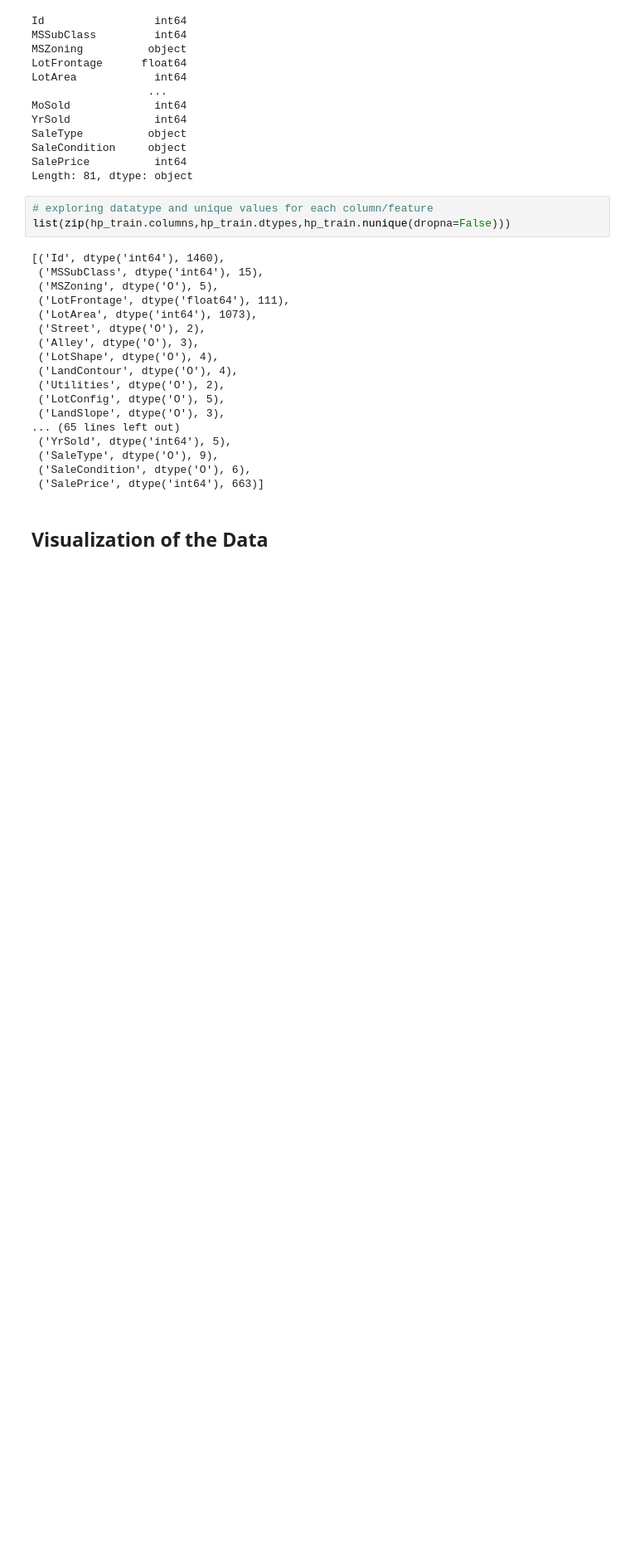
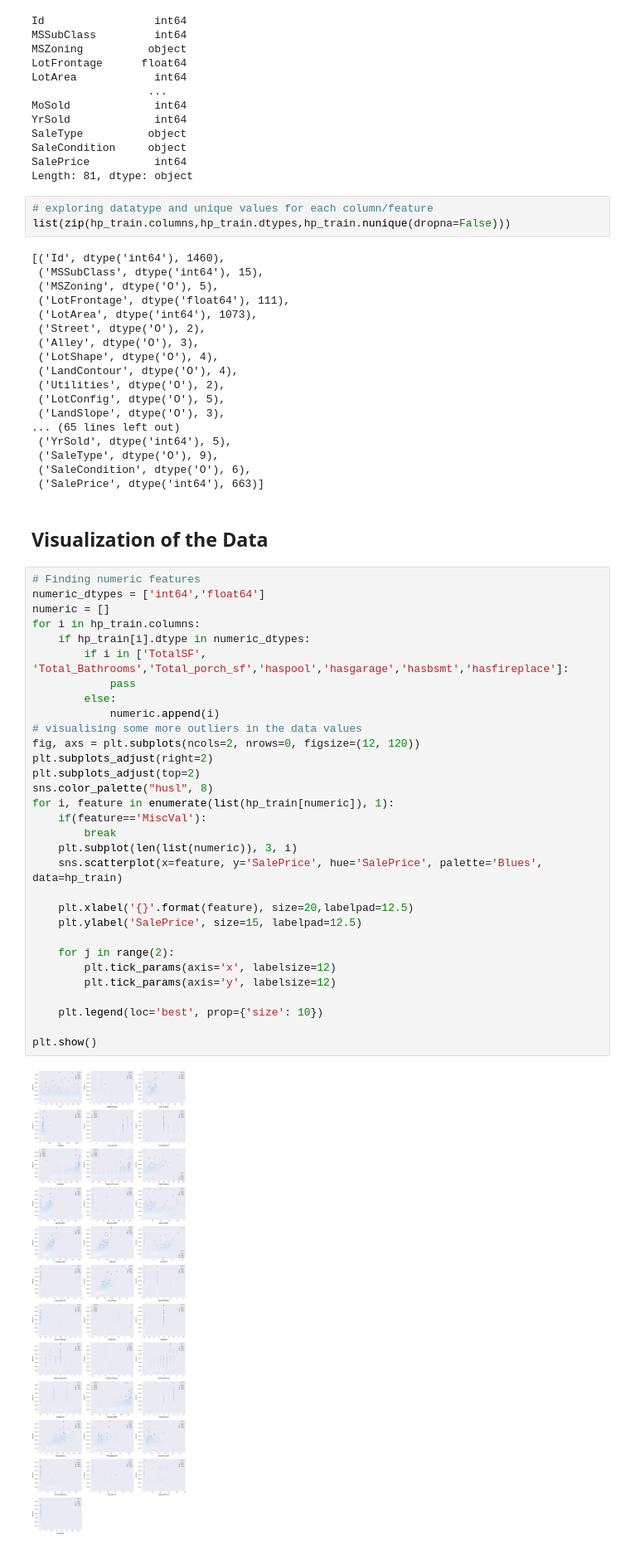
Before and after one commit to nandan1612/Kaggle_AdvanceRegression, a Jupyter notebook: advreg.ipynb, the cells around one changed output. Shown at 83% size. Saved outputs shown, nothing was run; the diff lists cells and outputs as text; blank space fills up the shorter version.

Commit message:
Visualizing different data with Saleprice

```diff
--- a/advreg.ipynb
+++ b/advreg.ipynb
@@ -160,3 +160,36 @@ list(zip(hp_train.columns,hp_train.dtypes,hp_train.nunique(dropna=False)))
  ('SalePrice', dtype('int64'), 663)]
 # %% [markdown]
 ## Visualization of the Data
+# %%
+# Finding numeric features
+numeric_dtypes = ['int64','float64']
+numeric = []
+for i in hp_train.columns:
+    if hp_train[i].dtype in numeric_dtypes:
+        if i in ['TotalSF', 'Total_Bathrooms','Total_porch_sf','haspool','hasgarage','hasbsmt','hasfireplace']:
+            pass
+        else:
+            numeric.append(i)
+# visualising some more outliers in the data values
+fig, axs = plt.subplots(ncols=2, nrows=0, figsize=(12, 120))
+plt.subplots_adjust(right=2)
+plt.subplots_adjust(top=2)
+sns.color_palette("husl", 8)
+for i, feature in enumerate(list(hp_train[numeric]), 1):
+    if(feature=='MiscVal'):
+        break
+    plt.subplot(len(list(numeric)), 3, i)
+    sns.scatterplot(x=feature, y='SalePrice', hue='SalePrice', palette='Blues', data=hp_train)
+
+    plt.xlabel('{}'.format(feature), size=20,labelpad=12.5)
+    plt.ylabel('SalePrice', size=15, labelpad=12.5)
+
+    for j in range(2):
+        plt.tick_params(axis='x', labelsize=12)
+        plt.tick_params(axis='y', labelsize=12)
+
+    plt.legend(loc='best', prop={'size': 10})
+
+plt.show()
+# %% [output]
+[figure, added]
```
Also changed, not shown: parts of 8 cells of this notebook.
